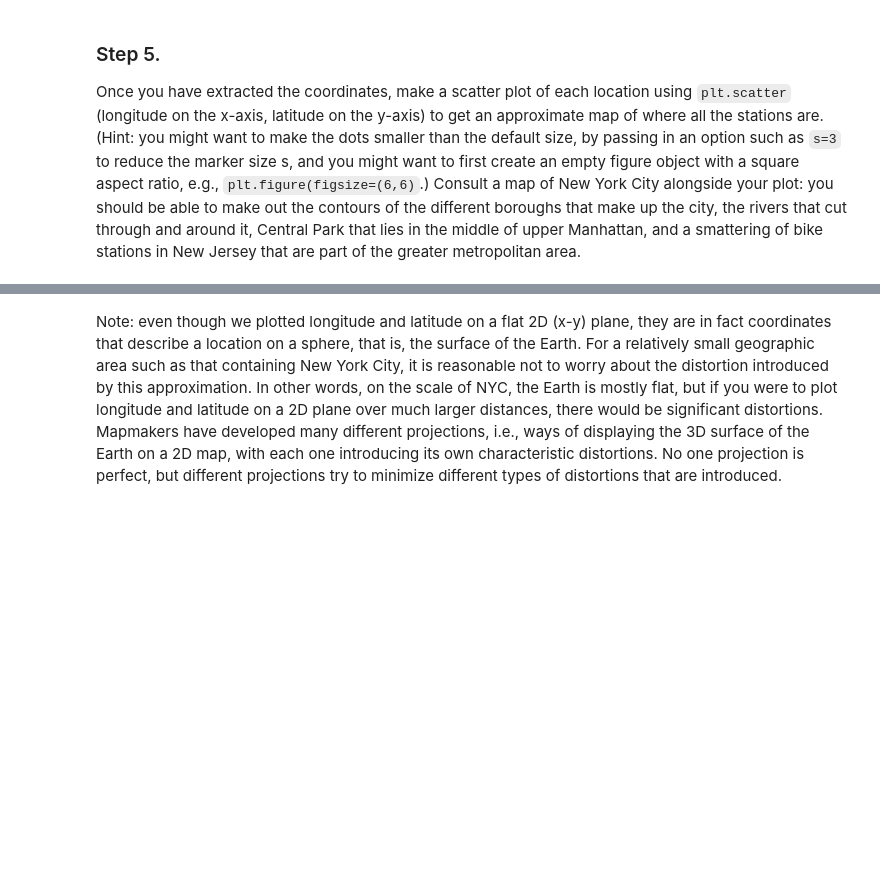
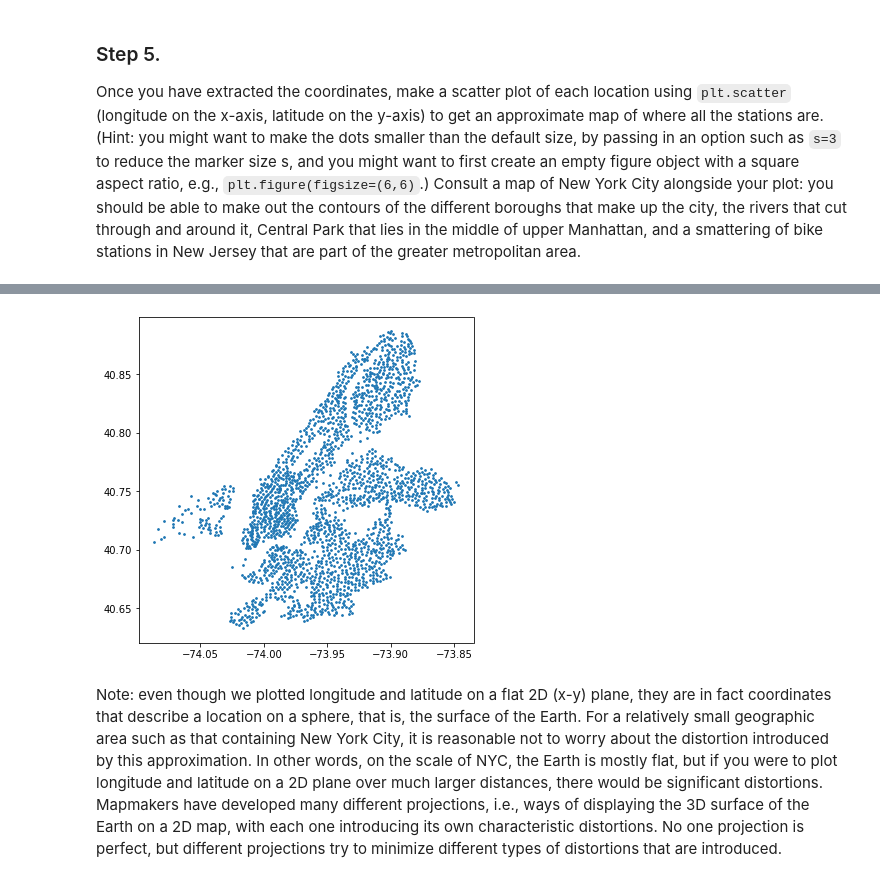
Before and after one commit to StarPerfect/Cornell, a Jupyter notebook: ReadURL.ipynb, the cells around one changed output, grey strips where cells are left out. Drawn from its saved outputs; the diff is of its cells as text; code cells hidden in the pictures; blank space fills up the shorter version.

```diff
--- a/ReadURL.ipynb
+++ b/ReadURL.ipynb
@@ -188,9 +188,13 @@ This cell is worth 35% of the grade for this assignment.
 # %%
 # YOUR CODE HERE
 import numpy as np
+import pprint
+
 print(len(datadict['data']['stations']))
-locations_list = [(station['lat'],station['lon']) for station in datadict['data']['stations']]
+pprint.pprint(datadict['data']['stations'][0:2])
+
+locations_list = [(station['lon'],station['lat']) for station in datadict['data']['stations']]
 coordinates = np.array(locations_list)
-coordinates.shape
+print(coordinates.shape, coordinates, sep="\n\n")
 # %% [output]
 2233
@@ -225,2 +241,9 @@ Your plot should look like this: <br><img src="readURLScatterPlot.png" width=400
+# %%
+# YOUR CODE HERE
+
+plt.figure(figsize=(6,6))
+plt.scatter(x=coordinates[:,0], y=coordinates[:,1], s=3);
+# %% [output]
+[figure, added]
 # %% [markdown]
 Note: even though we plotted longitude and latitude on a flat 2D (x-y) plane, they are in fact coordinates that describe a location on a sphere, that is, the surface of the Earth.  For a relatively small geographic area such as that containing New York City, it is reasonable not to worry about the distortion introduced by this approximation.  In other words, on the scale of NYC, the Earth is mostly flat, but if you were to plot longitude and latitude on a 2D plane over much larger distances, there would be significant distortions.  Mapmakers have developed many different projections, i.e., ways of displaying the 3D surface of the Earth on a 2D map, with each one introducing its own characteristic distortions.  No one projection is perfect, but different projections try to minimize different types of distortions that are introduced.
```
Also changed, not shown: parts of 5 cells of this notebook.
